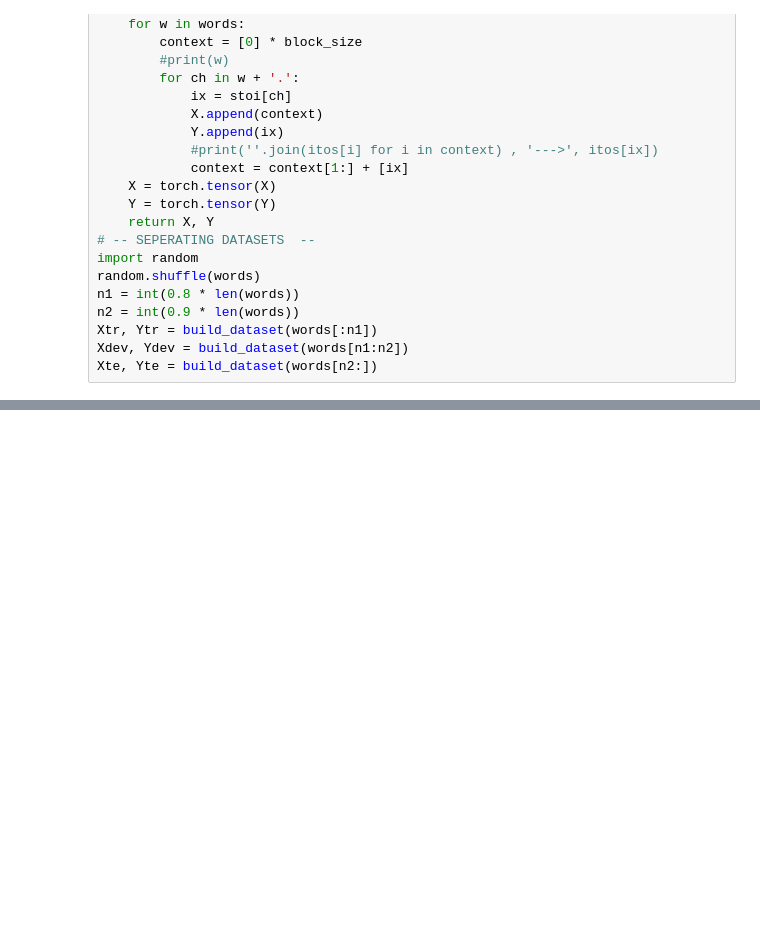
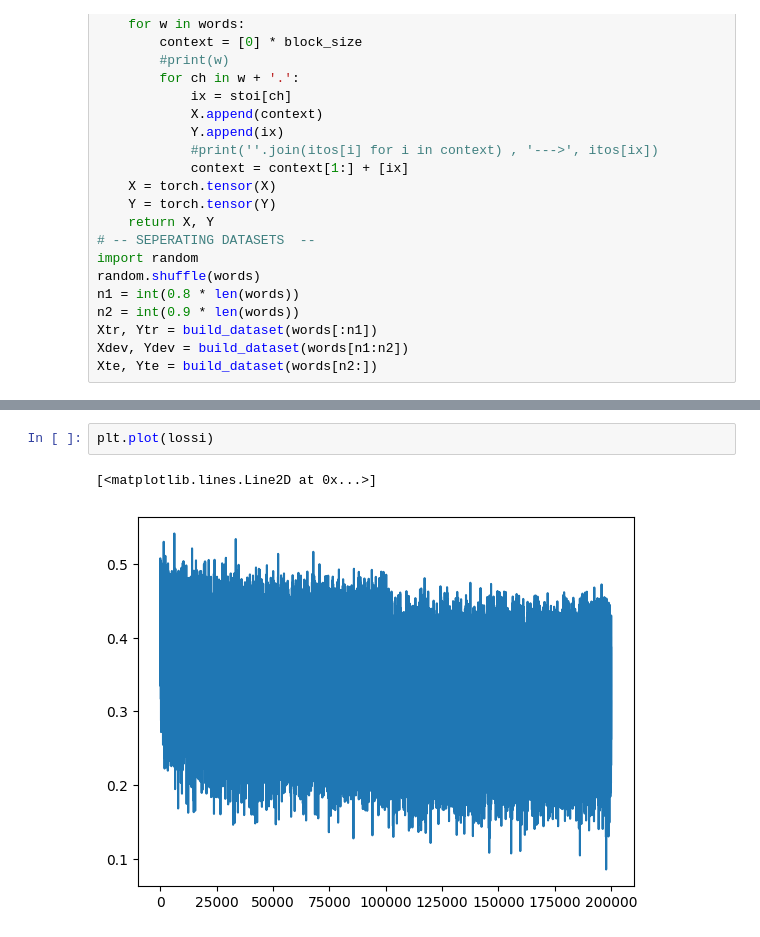
Before and after one commit to harshil-sri/makemore, a Jupyter notebook: makemore part 3.ipynb, the cells around one changed output, grey strips where cells are left out. Cells and saved outputs as stored; diff of their text form; blank space fills up the shorter version.

```diff
--- a/makemore part 3.ipynb
+++ b/makemore part 3.ipynb
@@ -90,0 +129,5 @@ for i in range(1000):
+# %%
+plt.plot(lossi)
+# %% [output]
+[<matplotlib.lines.Line2D at 0x...>]
+[figure, added]
```
Also changed, not shown: parts of 8 cells of this notebook.
